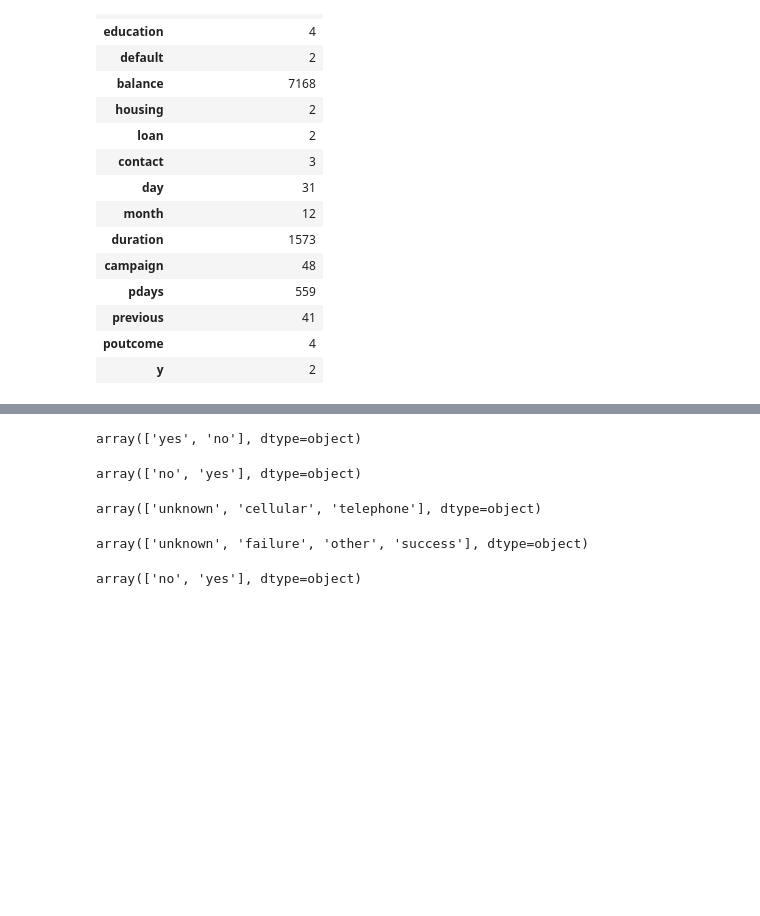
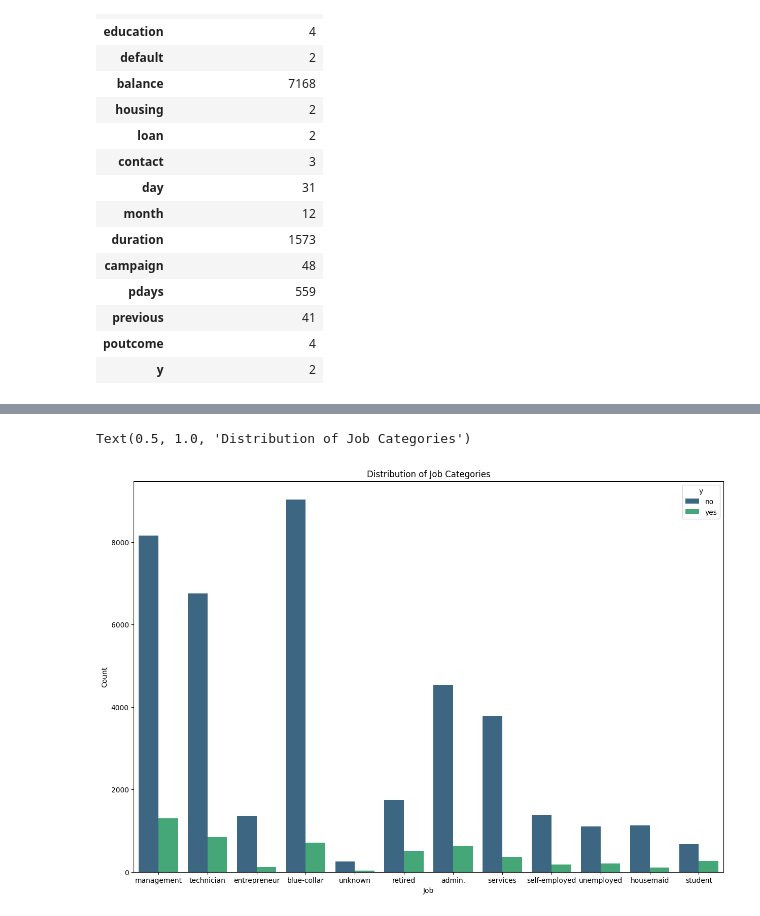
Before and after one commit to PrabhaviWKP/Machine-Learning, a Jupyter notebook: notebooks/2604CW.ipynb, the cells around one changed output, grey strips where cells are left out. Saved outputs shown, nothing was run; the diff lists cells and outputs as text; code cells hidden in the pictures; blank space fills up the shorter version.

```diff
--- a/notebooks/2604CW.ipynb
+++ b/notebooks/2604CW.ipynb
@@ -182,20 +178,9 @@ array(['no', 'yes'], dtype=object)
-# %%
-data['housing'].unique()
-# %% [output]
-array(['yes', 'no'], dtype=object)
-# %%
-data['loan'].unique()
-# %% [output]
-array(['no', 'yes'], dtype=object)
-# %%
-data['contact'].unique()
-# %% [output]
-array(['unknown', 'cellular', 'telephone'], dtype=object)
-# %%
-data['poutcome'].unique()
-# %% [output]
-array(['unknown', 'failure', 'other', 'success'], dtype=object)
-# %%
-data['y'].unique()
-# %% [output]
-array(['no', 'yes'], dtype=object)
+# %%
+plt.figure(figsize=(15, 10))
+sns.countplot(x='job', data=data, hue='y', palette='viridis')
+plt.xlabel('Job')
+plt.ylabel('Count')
+plt.title('Distribution of Job Categories')
+# %% [output]
+Text(0.5, 1.0, 'Distribution of Job Categories')
+[figure, added]
```
Also changed, not shown: parts of 13 cells of this notebook.
